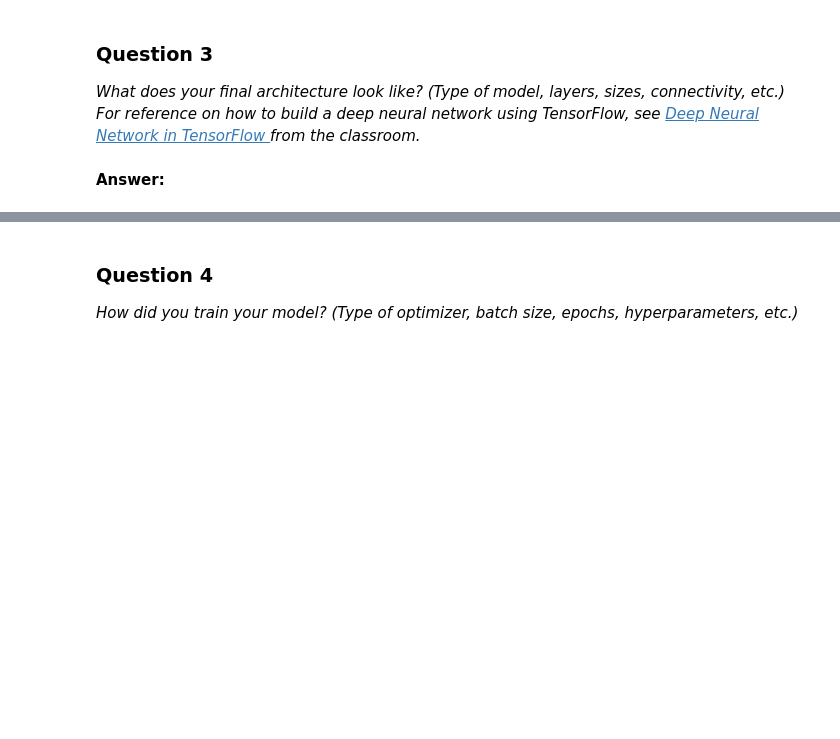
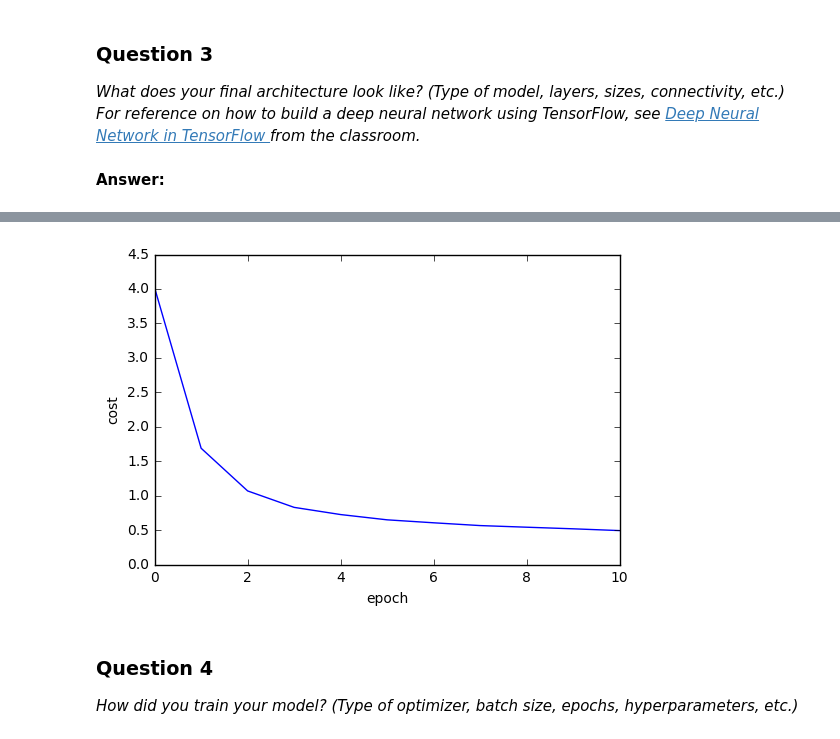
Before and after one commit to AloshkaD/traffic-signs, a Jupyter notebook: Traffic_Signs_Recognition.ipynb, the cells around one changed output, grey strips where cells are left out. Drawn from its saved outputs; the diff is of its cells as text; code cells hidden in the pictures; blank space fills up the shorter version.

```diff
--- a/Traffic_Signs_Recognition.ipynb
+++ b/Traffic_Signs_Recognition.ipynb
@@ -397,9 +417,16 @@ _What does your final architecture look like? (Type of model, layers, sizes, con
 ### Train your model here.
 ### Feel free to use as many code cells as needed.
 # %%
+# Tune-ing variables
+training_epochs = 101
+batch_size = 100
+
 # Display variables
 display_step = 10
 cost_batch = []     # plotting array
+
+# Add ops to save and restore all the variables.
+saver = tf.train.Saver()
 
 # Initializing the variables
 init = tf.initialize_all_variables()
@@ -456,3 +483,4 @@ with tf.Session() as sess:
 # Best test accuracy = 0.912431
 # Training Accuracy  = 0.99388
 # with learning_rate = 0.01 & training_epochs = 200
+# %% [output]
@@ -459,3 +501,4 @@ with tf.Session() as sess:
+[figure, added]
 # %% [markdown]
 ### Question 4
 
```
Also changed, not shown: parts of 13 cells of this notebook, 2 other files.
